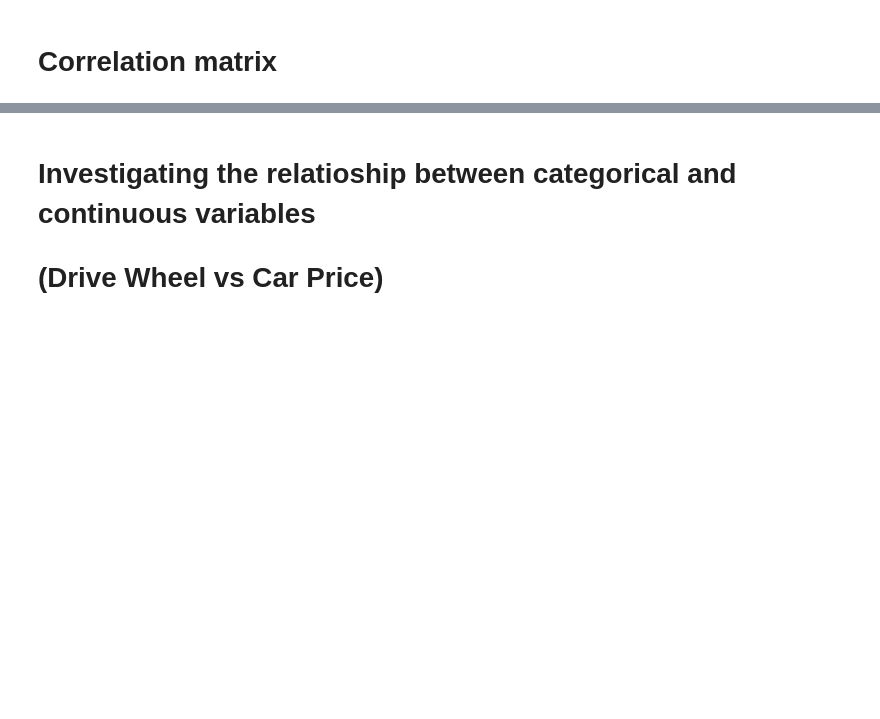
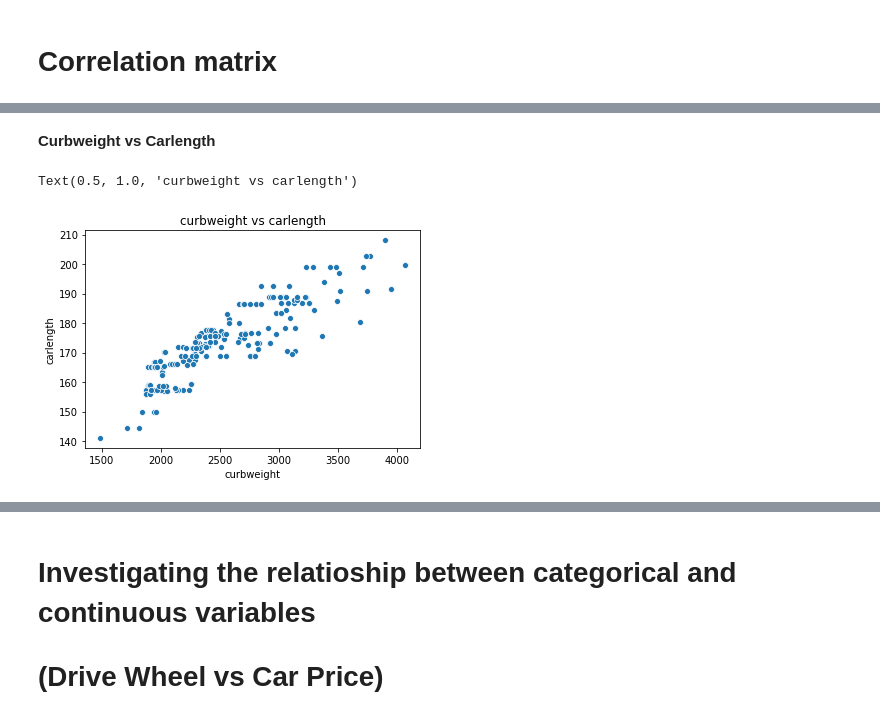
Before and after one commit to Joshi-Riya/Machine-Learning-Projects, a Jupyter notebook: car_price_prediction.ipynb, the cells around one changed output, grey strips where cells are left out. Saved outputs shown, nothing was run; the diff lists cells and outputs as text; code cells hidden in the pictures; blank space fills up the shorter version.

```diff
--- a/car_price_prediction.ipynb
+++ b/car_price_prediction.ipynb
@@ -47,0 +50,15 @@ plt.show()
+# %%
+import seaborn as sns
+def plot_features(a, b) :
+  feature1 = dataset[a]
+  feature2 = dataset[b]
+  sct1 = sns.scatterplot(x = feature1, y = feature2,data = dataset)
+  plt.subplot()
+# %% [markdown]
+**Curbweight vs Carlength**
+# %%
+plot_features('curbweight','carlength')
+plt.title('curbweight vs carlength')
+# %% [output]
+Text(0.5, 1.0, 'curbweight vs carlength')
+[figure, added]
```
Also changed, not shown: parts of 9 cells of this notebook.
